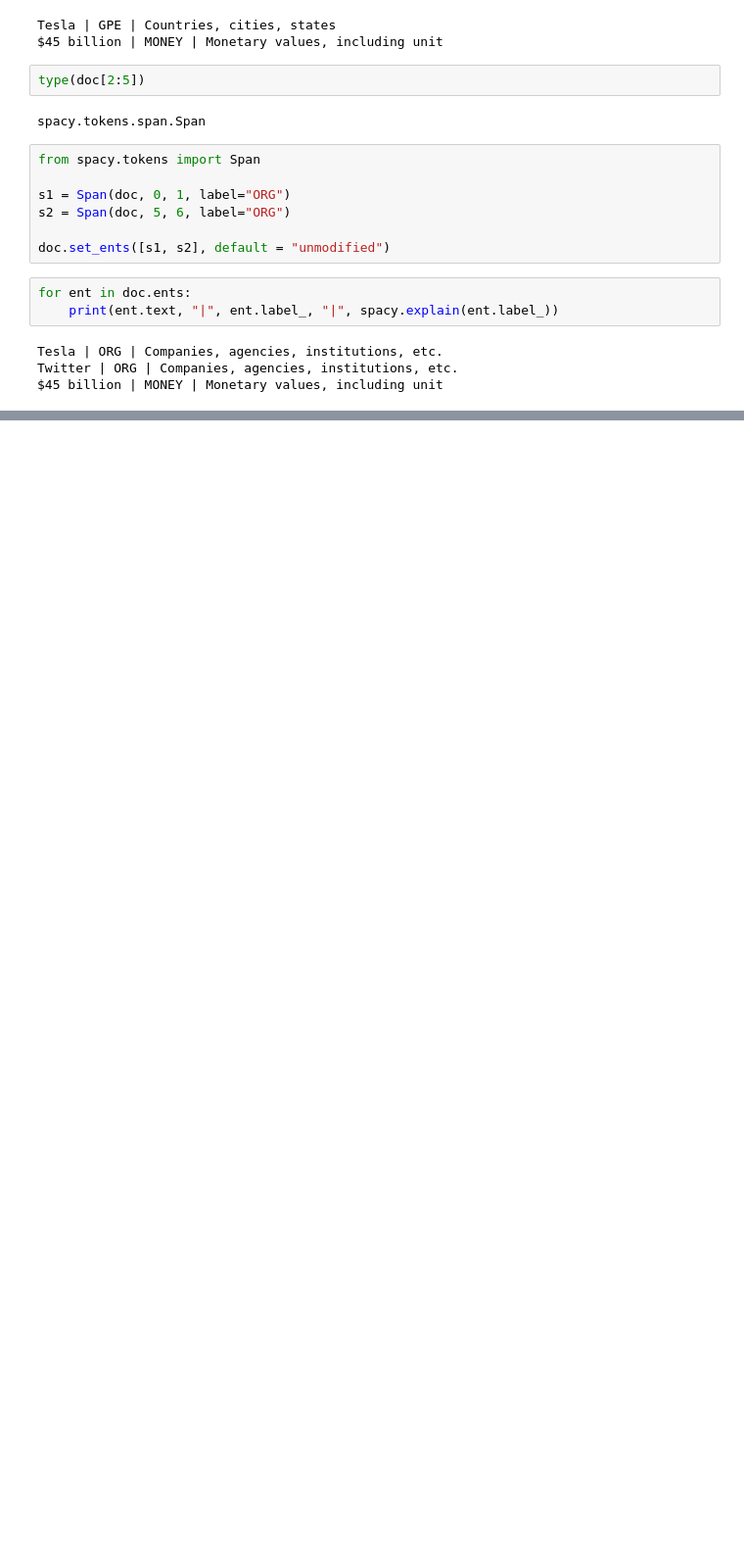
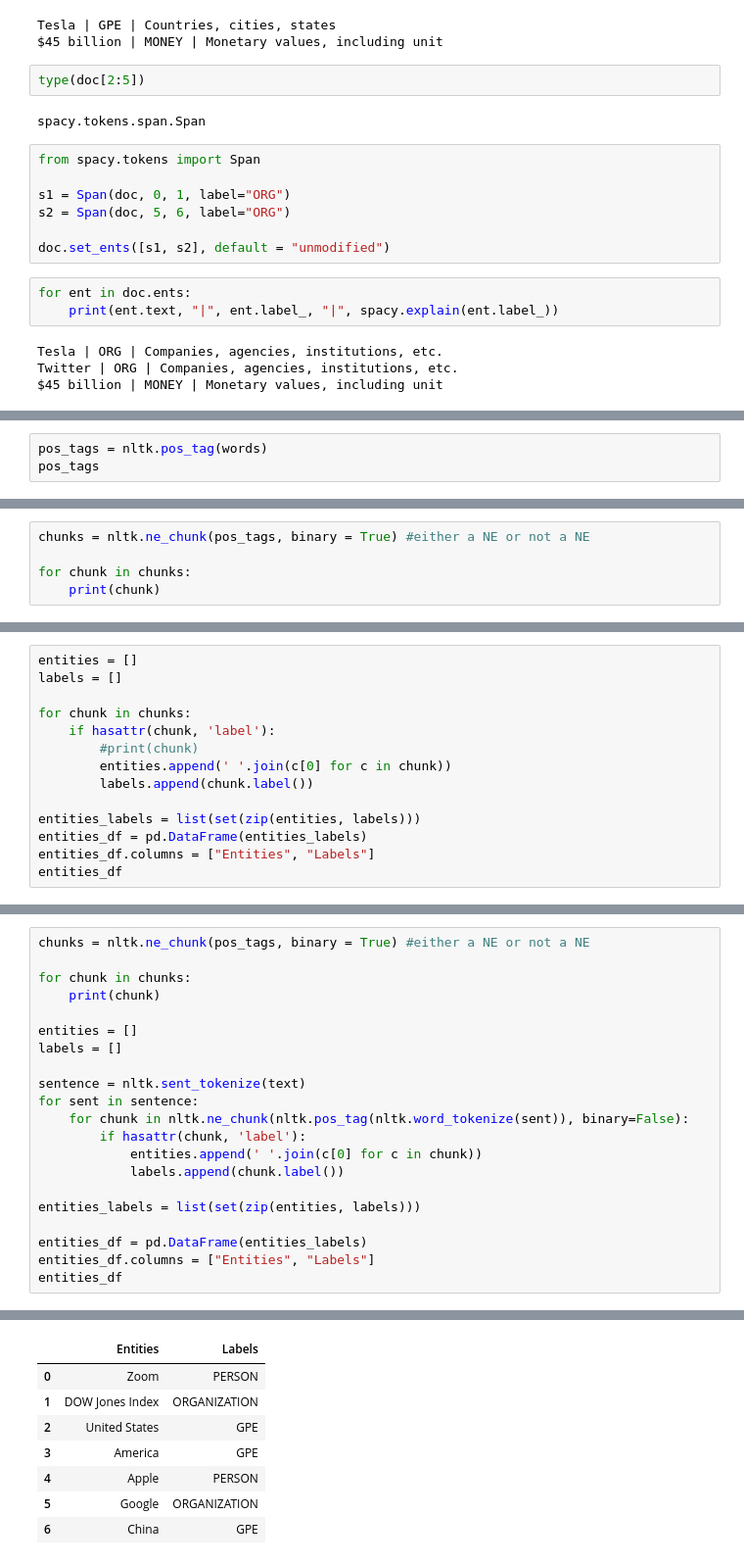
Before and after one commit to spencerfoxdell/jupyter_pandas, a Jupyter notebook: Name_Entity_Recognition.ipynb, the cells around one changed output, grey strips where cells are left out. Shown at 98% size. Saved outputs shown, nothing was run; the diff lists cells and outputs as text; blank space fills up the shorter version.

```diff
--- a/Name_Entity_Recognition.ipynb
+++ b/Name_Entity_Recognition.ipynb
@@ -78,0 +108,3 @@ $45 billion | MONEY | Monetary values, including unit
+# %%
+pos_tags = nltk.pos_tag(words)
+pos_tags
@@ -78,0 +155,5 @@ $45 billion | MONEY | Monetary values, including unit
+# %%
+chunks = nltk.ne_chunk(pos_tags, binary = True) #either a NE or not a NE
+
+for chunk in chunks:
+    print(chunk)
@@ -78,0 +178,14 @@ $45 billion | MONEY | Monetary values, including unit
+# %%
+entities = []
+labels = []
+
+for chunk in chunks:
+    if hasattr(chunk, 'label'):
+        #print(chunk)
+        entities.append(' '.join(c[0] for c in chunk))
+        labels.append(chunk.label())
+
+entities_labels = list(set(zip(entities, labels)))
+entities_df = pd.DataFrame(entities_labels)
+entities_df.columns = ["Entities", "Labels"]
+entities_df
@@ -78,0 +200,22 @@ $45 billion | MONEY | Monetary values, including unit
+# %%
+chunks = nltk.ne_chunk(pos_tags, binary = True) #either a NE or not a NE
+
+for chunk in chunks:
+    print(chunk)
+
+entities = []
+labels = []
+
+sentence = nltk.sent_tokenize(text)
+for sent in sentence:
+    for chunk in nltk.ne_chunk(nltk.pos_tag(nltk.word_tokenize(sent)), binary=False):
+        if hasattr(chunk, 'label'):
+            entities.append(' '.join(c[0] for c in chunk))
+            labels.append(chunk.label())
+
+entities_labels = list(set(zip(entities, labels)))
+
+entities_df = pd.DataFrame(entities_labels)
+entities_df.columns = ["Entities", "Labels"]
+entities_df
+# %% [output]
@@ -78,0 +239,8 @@ $45 billion | MONEY | Monetary values, including unit
+|  | Entities | Labels |
+| 0 | Zoom | PERSON |
+| 1 | DOW Jones Index | ORGANIZATION |
+| 2 | United States | GPE |
+| 3 | America | GPE |
+| 4 | Apple | PERSON |
+| 5 | Google | ORGANIZATION |
+| 6 | China | GPE |
```
Also changed, not shown: parts of 130 cells of this notebook, 6 other files.
